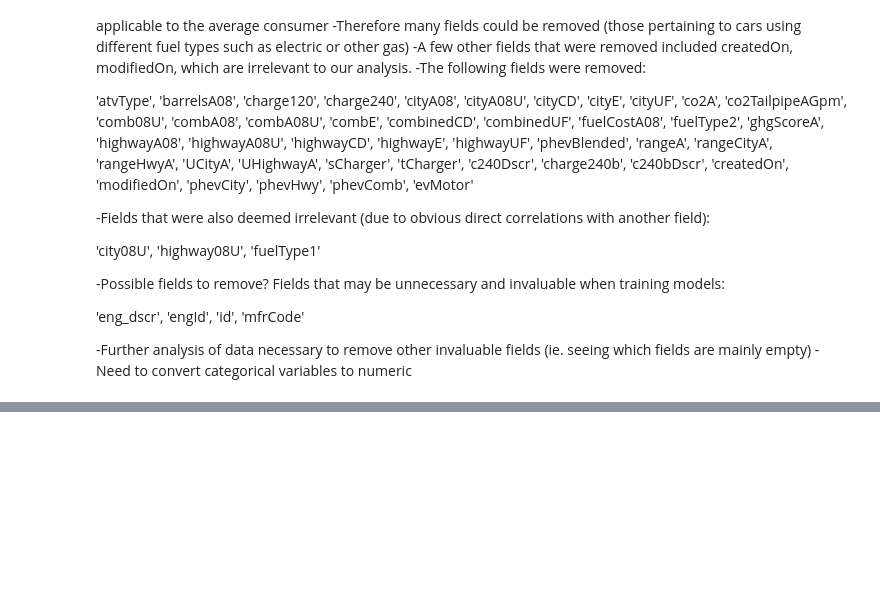
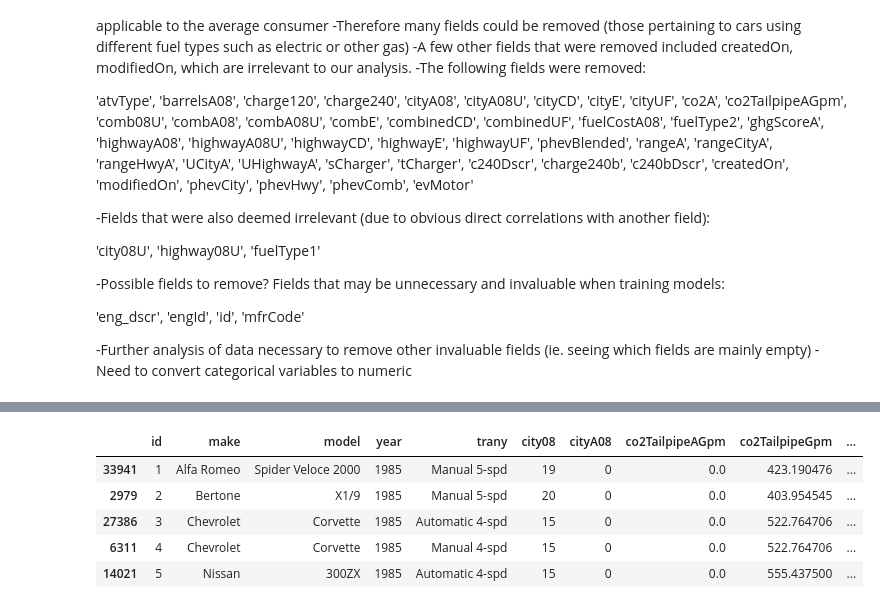
Before and after one commit to jnfoote76/fuel-economy-analysis, a Jupyter notebook: erica_work.ipynb, the cells around one changed output, grey strips where cells are left out. Saved outputs shown, nothing was run; the diff lists cells and outputs as text; code cells hidden in the pictures; blank space fills up the shorter version.

```diff
--- a/erica_work.ipynb
+++ b/erica_work.ipynb
@@ -74,0 +60,36 @@ predictors.head(100)
+# %%
+#Redundant or non-useful attributes we'll remove are listed here.
+#We remove fuelCost attributes on the basis that fuel prices change over time,
+#so these attributes only encapsulate the fuelCost at a given time.
+#We also remove all EPA emissions scores as they are a direct function of a car's
+#fuelType and co2 tailpipe output.
+drop = ['UCity', 'UCityA', 'atvType', 'barrels08', 'barrelsA08', 'fuelType', \
+       'UHighway', 'UHighwayA', 'createdOn', 'modifiedOn', 'cityA08U', 'city08U', \
+       'co2', 'co2A', 'comb08U', 'combA08U', 'engId', 'eng_dscr', 'fuelCost08', \
+       'fuelCostA08', 'guzzler', 'highway08U', 'highwayA08U', 'mfrCode', \
+       'mpgData', 'trans_dscr', 'VClass', 'youSaveSpend', 'hlv', 'hpv', 'lv2', \
+       'lv4', 'pv2', 'pv4', 'ghgScore', 'ghgScoreA', 'feScore']
+
+#Collect columns which are are mostly empty.
+#The print statement can be uncommented to see which
+#rows have empty values and by what percentage.
+empty_attrs = []
+empty_vals = [np.NaN, 0, -1]
+for col_name in cols:
+    col = df[col_name]
+    non_empty = [x for x in col if x not in empty_vals]
+    #print(col_name, len(non_empty) / len(col))
+    if len(non_empty) / len(col) < 0.01:
+        empty_attrs.append(col_name)
+
+#remove unwanted attributes
+drop = list(set().union(empty_attrs, drop))
+df = df.drop(drop, axis = 1)
+df.head()
+# %% [output]
+|  | id | make | model | year | trany | city08 | cityA08 | co2TailpipeAGpm | co2TailpipeGpm | ... |
+| 33941 | 1 | Alfa Romeo | Spider Veloce 2000 | 1985 | Manual 5-spd | 19 | 0 | 0.0 | 423.190476 | ... |
+| 2979 | 2 | Bertone | X1/9 | 1985 | Manual 5-spd | 20 | 0 | 0.0 | 403.954545 | ... |
+| 27386 | 3 | Chevrolet | Corvette | 1985 | Automatic 4-spd | 15 | 0 | 0.0 | 522.764706 | ... |
+| 6311 | 4 | Chevrolet | Corvette | 1985 | Manual 4-spd | 15 | 0 | 0.0 | 522.764706 | ... |
+| 14021 | 5 | Nissan | 300ZX | 1985 | Automatic 4-spd | 15 | 0 | 0.0 | 555.437500 | ... |
```
Also changed, not shown: parts of 4 cells of this notebook.
